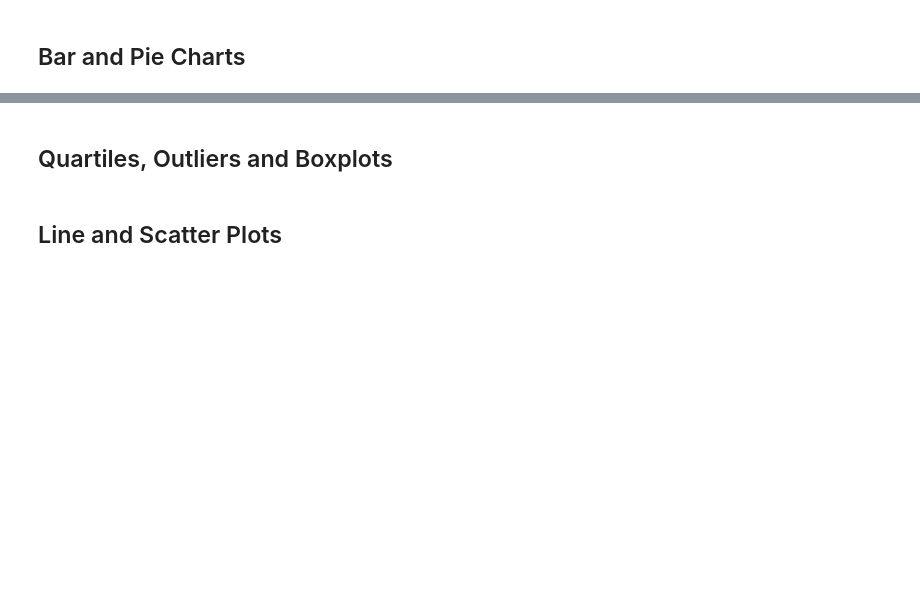
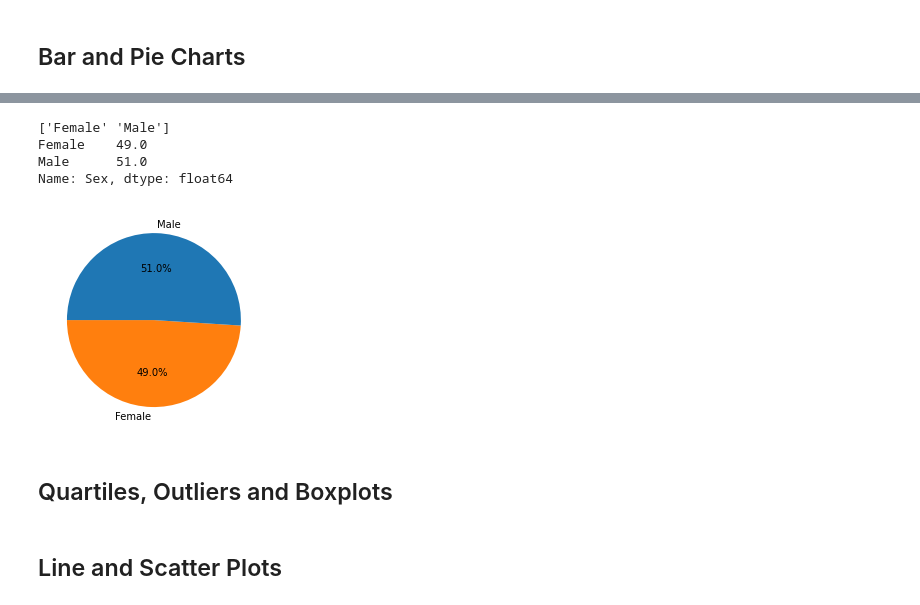
Before and after one commit to Witwer93/matplotlib-pymaceuticals, a Jupyter notebook: pymaceuticals.ipynb, the cells around one changed output, grey strips where cells are left out. Cells and saved outputs as stored; diff of their text form; code cells hidden in the pictures; blank space fills up the shorter version.

```diff
--- a/pymaceuticals.ipynb
+++ b/pymaceuticals.ipynb
@@ -148,3 +163,24 @@ Text(0, 0.5, 'Number of Data Points')
+# %%
+# Generate a pie plot showing the distribution of female versus male mice using pandas
+#create labels
+pie_labels = clean_df['Sex'].unique()
+
+#create corresponding values
+gender_percents = round(clean_df['Sex'].value_counts(normalize=True, ascending=True),2)*100
+
+#set colors
+colors = ['Tab:Orange','Tab:Blue']
+
+#create pie plot
+gender_chart = plt.pie(gender_percents, labels=pie_labels, colors=colors, autopct="%1.1f%%", shadow=False, startangle=180)
+
+#gender_chart.set_title('Sex', loc='left')
+# %% [output]
+['Female' 'Male']
+Female    49.0
+Male      51.0
+Name: Sex, dtype: float64
+[figure, added]
 # %%
 # Generate a pie plot showing the distribution of female versus male mice using pyplot
 # %% [markdown]
```
Also changed, not shown: parts of 3 cells of this notebook.
